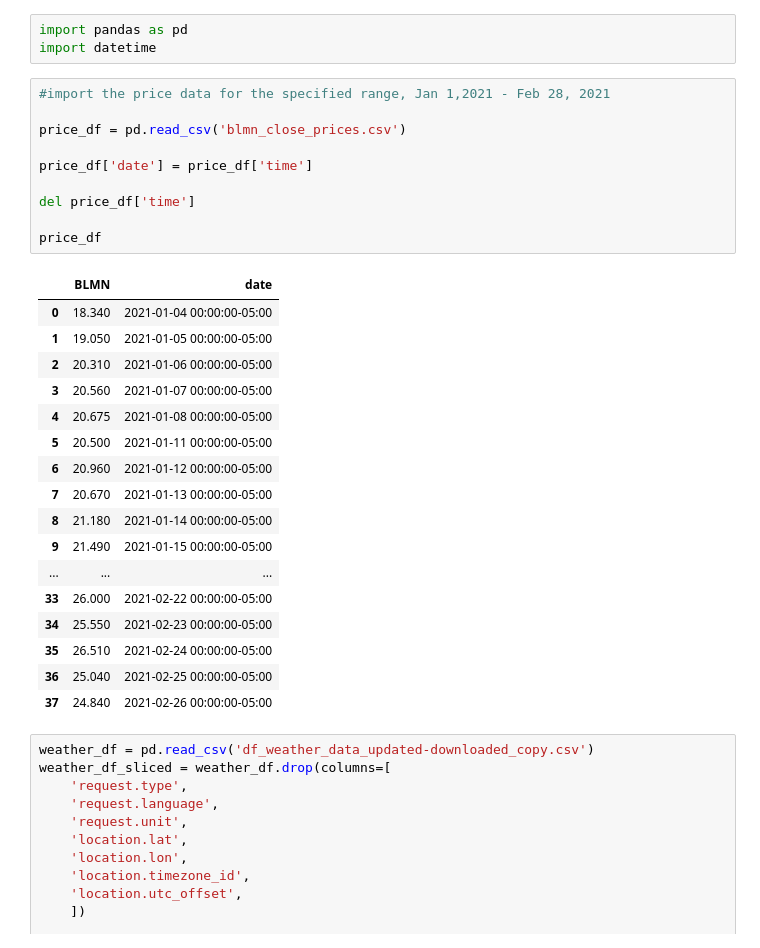
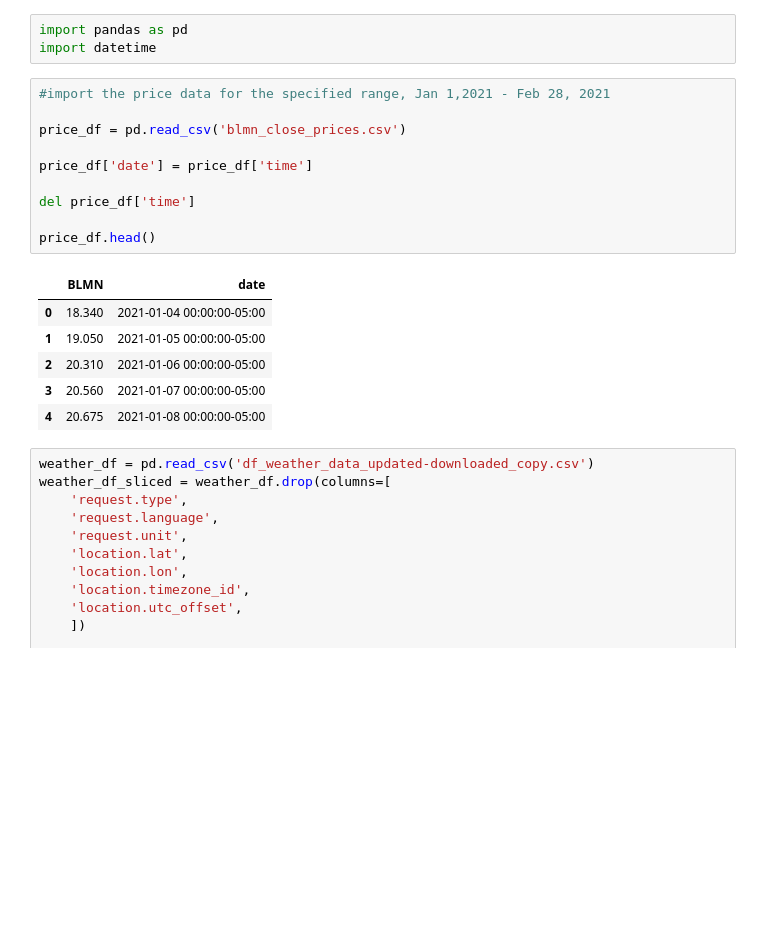
Before and after one commit to lindseyhardouin/Weather_Affects_using_Machine_Learning, a Jupyter notebook: price_weather_data_merge.ipynb, the cells around one changed output. Cells and saved outputs as stored; diff of their text form; blank space fills up the shorter version.

```diff
--- a/price_weather_data_merge.ipynb
+++ b/price_weather_data_merge.ipynb
@@ -4,31 +4,20 @@ import datetime
 # %%
 #import the price data for the specified range, Jan 1,2021 - Feb 28, 2021
 
 price_df = pd.read_csv('blmn_close_prices.csv')
 
 price_df['date'] = price_df['time']
 
 del price_df['time']
 
-price_df
+price_df.head()
 # %% [output]
 |  | BLMN | date |
 | 0 | 18.340 | 2021-01-04 00:00:00-05:00 |
 | 1 | 19.050 | 2021-01-05 00:00:00-05:00 |
 | 2 | 20.310 | 2021-01-06 00:00:00-05:00 |
 | 3 | 20.560 | 2021-01-07 00:00:00-05:00 |
 | 4 | 20.675 | 2021-01-08 00:00:00-05:00 |
-| 5 | 20.500 | 2021-01-11 00:00:00-05:00 |
-| 6 | 20.960 | 2021-01-12 00:00:00-05:00 |
-| 7 | 20.670 | 2021-01-13 00:00:00-05:00 |
-| 8 | 21.180 | 2021-01-14 00:00:00-05:00 |
-| 9 | 21.490 | 2021-01-15 00:00:00-05:00 |
-| ... | ... | ... |
-| 33 | 26.000 | 2021-02-22 00:00:00-05:00 |
-| 34 | 25.550 | 2021-02-23 00:00:00-05:00 |
-| 35 | 26.510 | 2021-02-24 00:00:00-05:00 |
-| 36 | 25.040 | 2021-02-25 00:00:00-05:00 |
-| 37 | 24.840 | 2021-02-26 00:00:00-05:00 |
 # %%
 weather_df = pd.read_csv('df_weather_data_updated-downloaded_copy.csv')
 weather_df_sliced = weather_df.drop(columns=[
```
Also changed, not shown: parts of 3 cells of this notebook.
